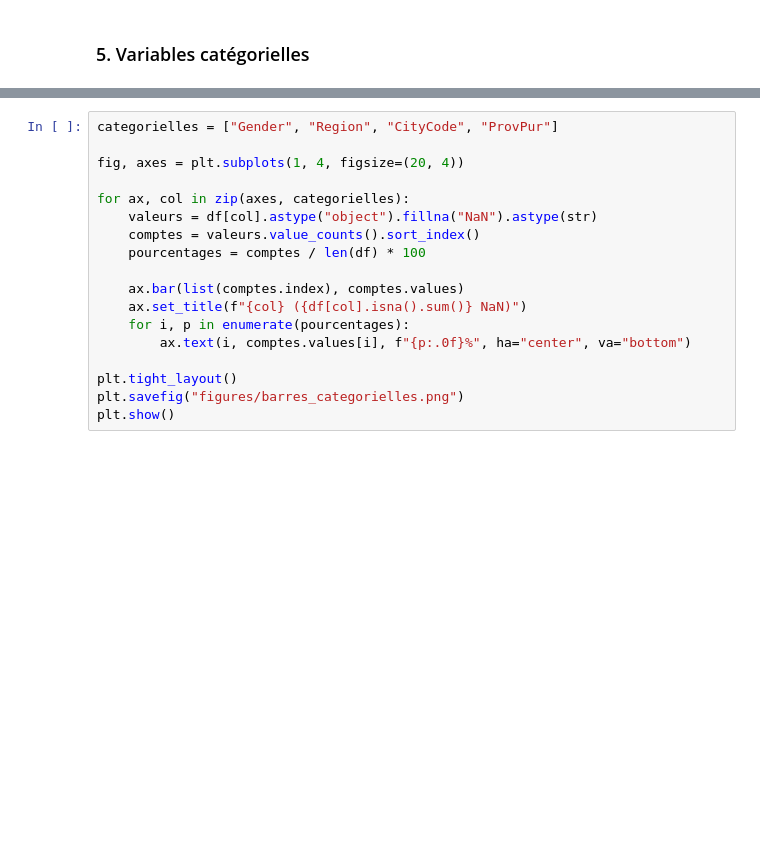
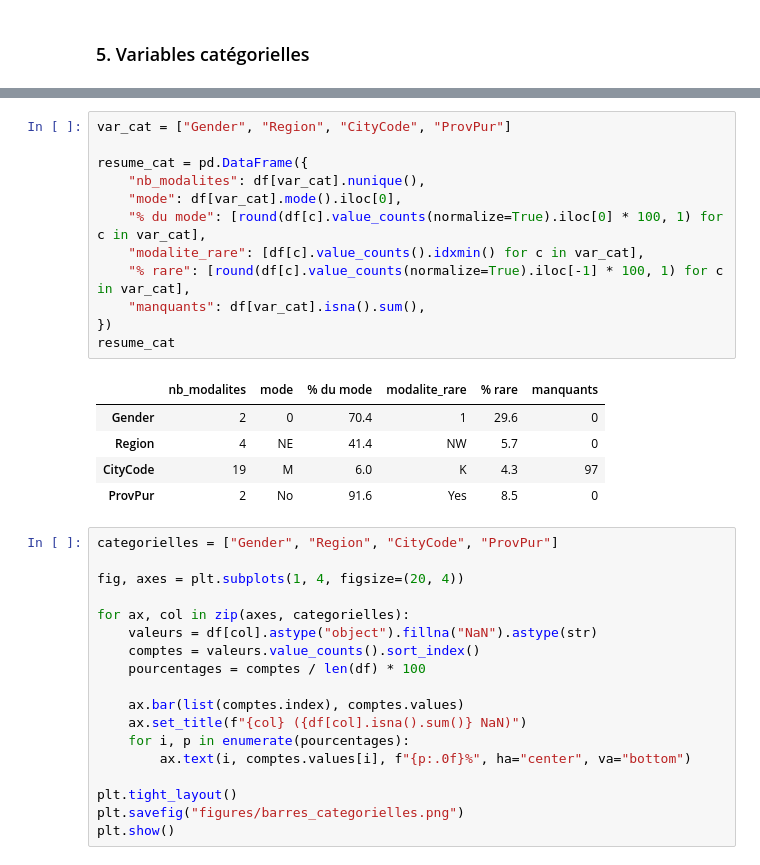
Before and after one commit to moussaassameur/projet-bi-librairie, a Jupyter notebook: projet_librairie.ipynb, the cells around one changed output, grey strips where cells are left out. Drawn from its saved outputs; the diff is of its cells as text; blank space fills up the shorter version.

```diff
--- a/projet_librairie.ipynb
+++ b/projet_librairie.ipynb
@@ -171,3 +319,21 @@ plt.show()
+# %%
+var_cat = ["Gender", "Region", "CityCode", "ProvPur"]
+
+resume_cat = pd.DataFrame({
+    "nb_modalites": df[var_cat].nunique(),
+    "mode": df[var_cat].mode().iloc[0],
+    "% du mode": [round(df[c].value_counts(normalize=True).iloc[0] * 100, 1) for c in var_cat],
+    "modalite_rare": [df[c].value_counts().idxmin() for c in var_cat],
+    "% rare": [round(df[c].value_counts(normalize=True).iloc[-1] * 100, 1) for c in var_cat],
+    "manquants": df[var_cat].isna().sum(),
+})
+resume_cat
+# %% [output]
+|  | nb_modalites | mode | % du mode | modalite_rare | % rare | manquants |
+| Gender | 2 | 0 | 70.4 | 1 | 29.6 | 0 |
+| Region | 4 | NE | 41.4 | NW | 5.7 | 0 |
+| CityCode | 19 | M | 6.0 | K | 4.3 | 97 |
+| ProvPur | 2 | No | 91.6 | Yes | 8.5 | 0 |
 # %%
 categorielles = ["Gender", "Region", "CityCode", "ProvPur"]
 
```
Also changed, not shown: parts of 14 cells of this notebook.
